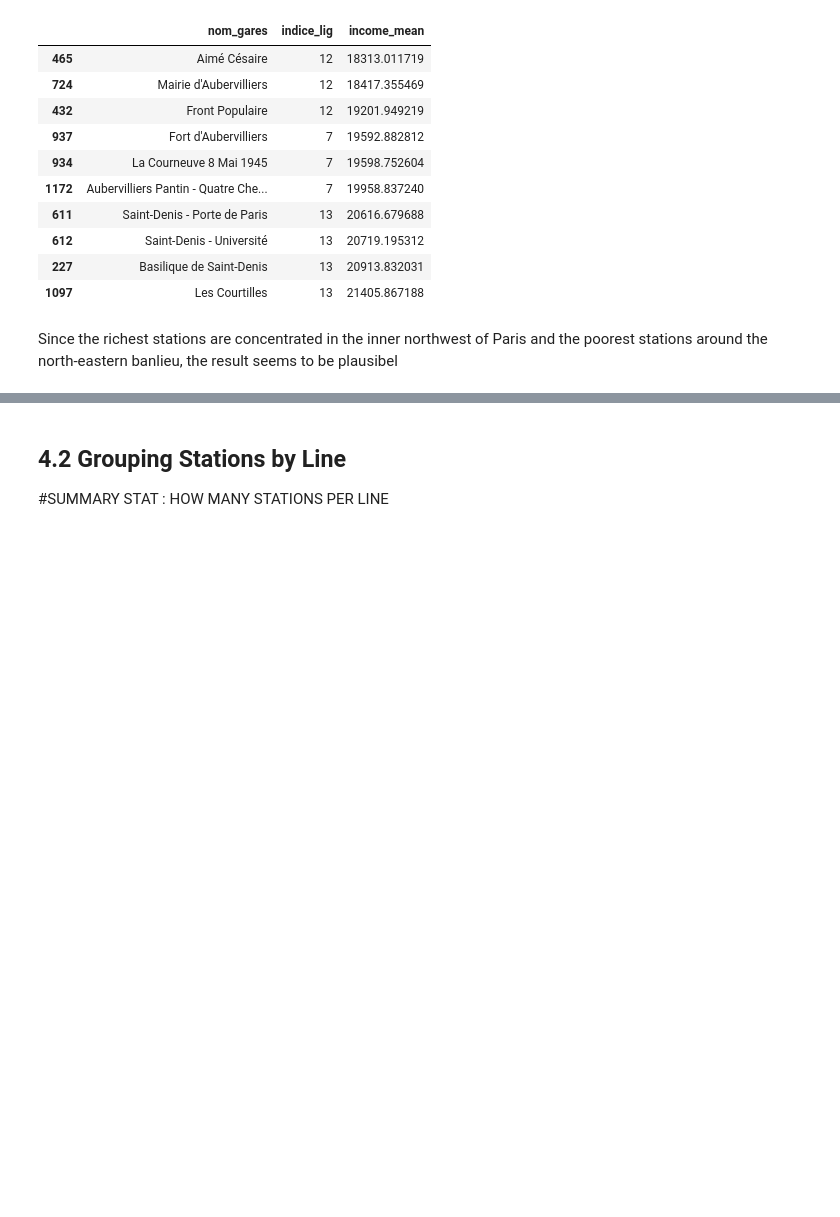
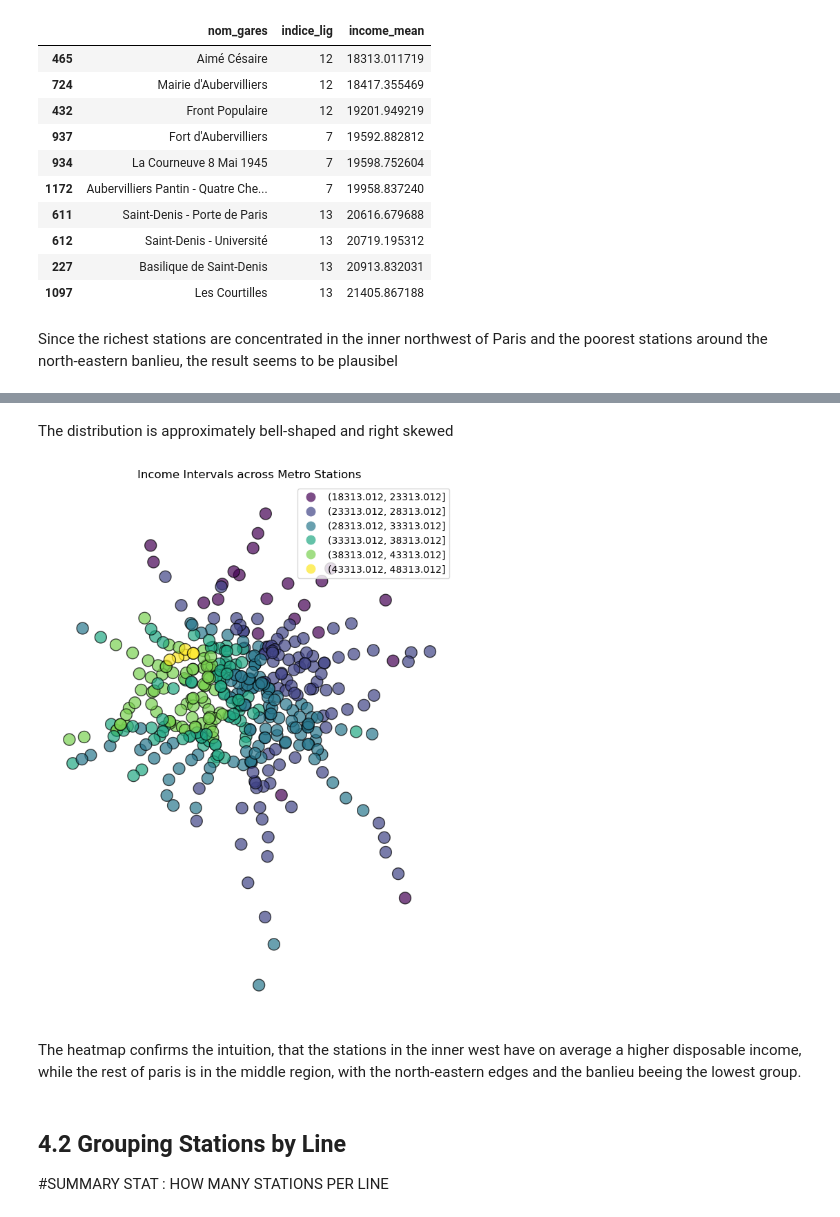
Before and after one commit to tomixmeier/ParisMetro, a Jupyter notebook: notebooks/analysis.ipynb, the cells around one changed output, grey strips where cells are left out. Saved outputs shown, nothing was run; the diff lists cells and outputs as text; code cells hidden in the pictures; blank space fills up the shorter version.

```diff
--- a/notebooks/analysis.ipynb
+++ b/notebooks/analysis.ipynb
@@ -163,0 +208,25 @@ xxxxxxx
+# %% [markdown]
+The distribution is approximately bell-shaped and right skewed
+# %%
+#4.1.3 Heatmap showing Intervals of the Station
+
+#Static Map in the Notebook
+fig, ax = plt.subplots(figsize=(10,10))
+
+df.plot(
+    column="income_interval",
+    cmap="viridis",
+    legend=True,
+    ax=ax,
+    edgecolor="black",
+    alpha=0.7
+)
+
+ax.set_title("Income Intervals across Metro Stations")
+ax.set_axis_off()
+
+plt.show()
+# %% [output]
+[figure, added]
+# %% [markdown]
+The heatmap confirms the intuition, that the stations in the inner west have on average a higher disposable income, while the rest of paris is in the middle region, with the north-eastern edges and the banlieu beeing the lowest group.
```
Also changed, not shown: parts of 8 cells of this notebook, 4 other files.
